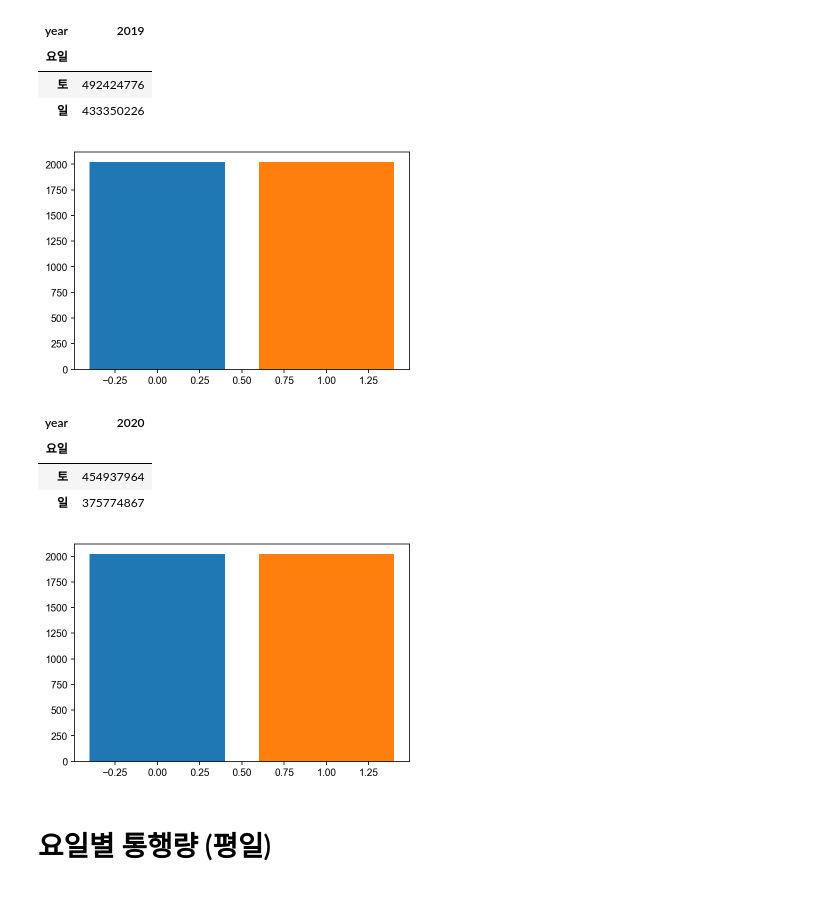
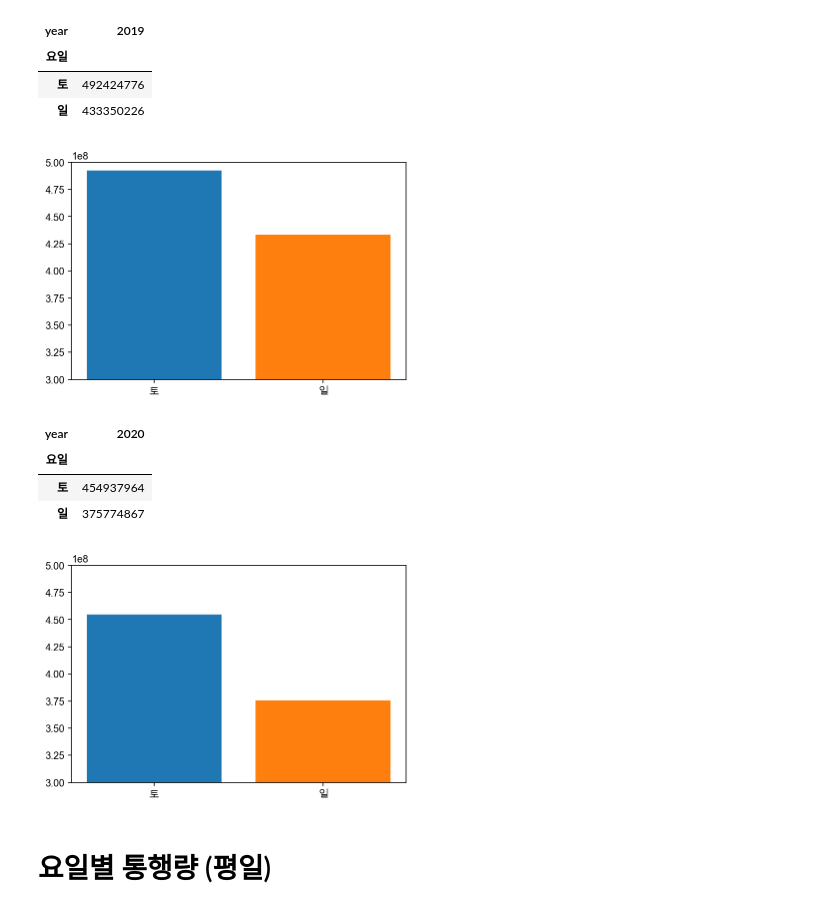
Before and after one commit to JIYOUNGL22/eda-project, a Jupyter notebook: n_.ipynb, the cells around one changed output. Saved outputs shown, nothing was run; the diff lists cells and outputs as text; code cells hidden in the pictures.

```diff
--- a/n_.ipynb
+++ b/n_.ipynb
@@ -109,14 +122,15 @@ dayofthweek_2019.loc[["토","일"]]
 | 토 | 492424776 |
 | 일 | 433350226 |
 # %%
-dayofthweek_2019 = df_2020["총합"].groupby([df_2019["요일"],df_2019["year"]]).sum().unstack("year")
+dayofthweek_2019 = df_2019["총합"].groupby([df_2019["요일"],df_2019["year"]]).sum().unstack("year")
 sat_2019 = dayofthweek_2019.loc[["토"]]
 sun_2019 = dayofthweek_2019.loc[["일"]]
-plt.bar(x1, sat_2019)
-plt.bar(x2, sun_2019)
+plt.bar("토", int(sat_2019.values))
+plt.bar("일", int(sun_2019.values))
+plt.ylim([300000000, 500000000])
 plt.show()
 # %% [output]
-[figure, old version]
+[figure, new version]
 # %%
 dayofthweek_2020 = df_2020["총합"].groupby([df_2020["요일"],df_2020["year"]]).sum().unstack("year")
 dayofthweek_2020.loc[["토","일"]]
@@ -129,11 +143,12 @@ dayofthweek_2020.loc[["토","일"]]
 dayofthweek_2020 = df_2020["총합"].groupby([df_2020["요일"],df_2020["year"]]).sum().unstack("year")
 sat_2020 = dayofthweek_2020.loc[["토"]]
 sun_2020 = dayofthweek_2020.loc[["일"]]
-plt.bar(0, sat_2020)
-plt.bar(1, sun_2020)
+plt.bar("토", int(sat_2020.values))
+plt.bar("일", int(sun_2020.values))
+plt.ylim([300000000, 500000000])
 plt.show()
 # %% [output]
-[figure, old version]
+[figure, new version]
 # %% [markdown]
 # 요일별 통행량 (평일)
 # %%
```
Also changed, not shown: parts of 15 cells of this notebook.
